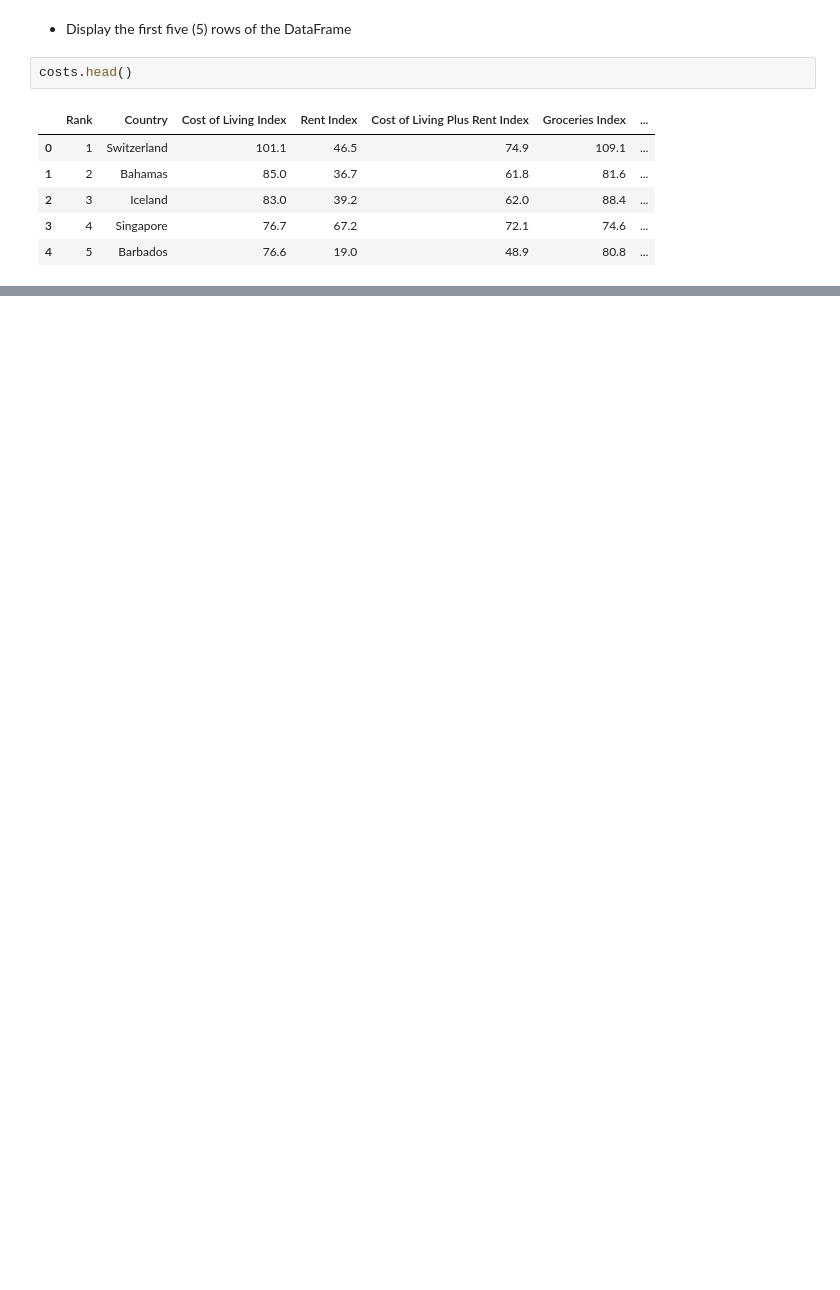
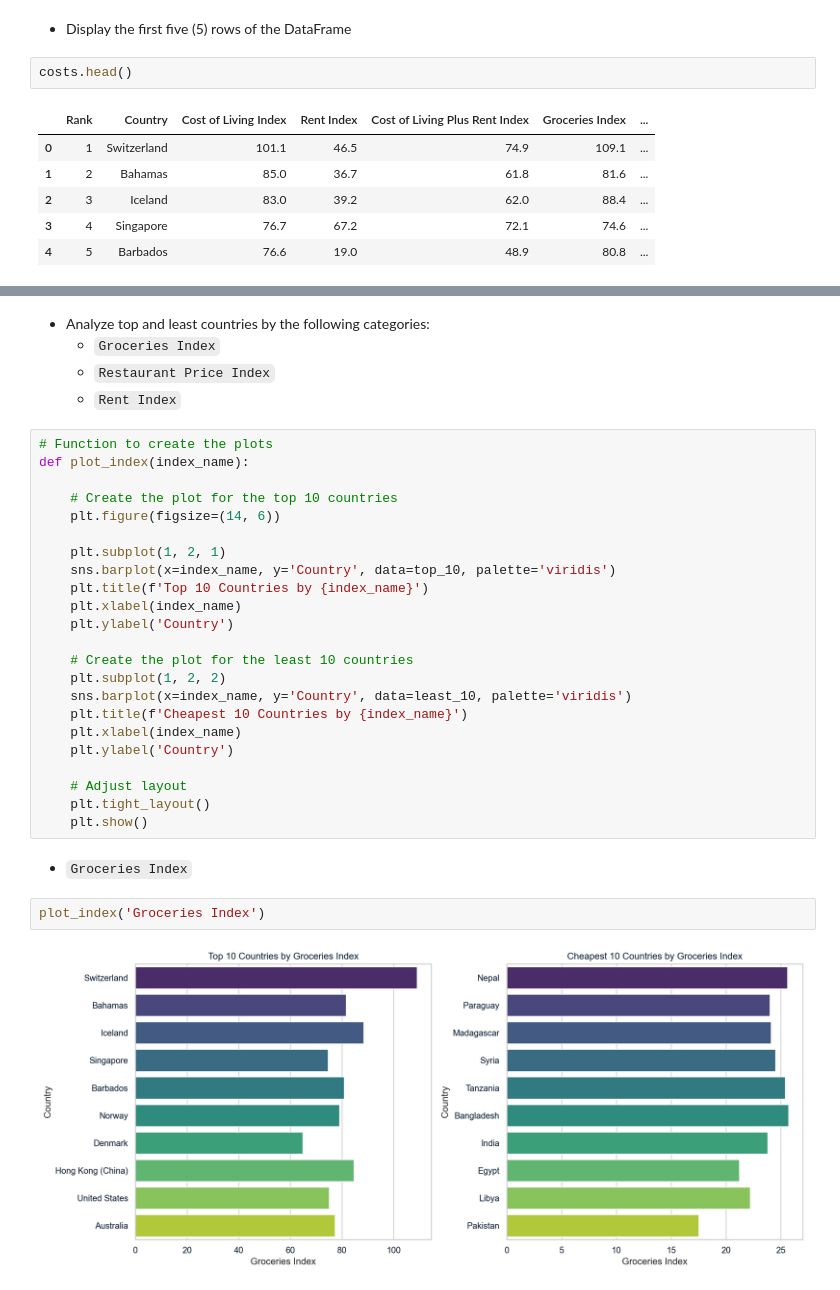
Before and after one commit to cogxen/notebooks, a Jupyter notebook: cost-of-living-index-by-country/report.ipynb, the cells around one changed output, grey strips where cells are left out. Drawn from its saved outputs; the diff is of its cells as text; blank space fills up the shorter version.

```diff
--- a/cost-of-living-index-by-country/report.ipynb
+++ b/cost-of-living-index-by-country/report.ipynb
@@ -38,0 +114,34 @@ costs.head()
+# %% [markdown]
+- Analyze top and least countries by the following categories:
+    - `Groceries Index`
+    - `Restaurant Price Index`
+    - `Rent Index`
+# %%
+# Function to create the plots
+def plot_index(index_name):
+
+    # Create the plot for the top 10 countries
+    plt.figure(figsize=(14, 6))
+
+    plt.subplot(1, 2, 1)
+    sns.barplot(x=index_name, y='Country', data=top_10, palette='viridis')
+    plt.title(f'Top 10 Countries by {index_name}')
+    plt.xlabel(index_name)
+    plt.ylabel('Country')
+
+    # Create the plot for the least 10 countries
+    plt.subplot(1, 2, 2)
+    sns.barplot(x=index_name, y='Country', data=least_10, palette='viridis')
+    plt.title(f'Cheapest 10 Countries by {index_name}')
+    plt.xlabel(index_name)
+    plt.ylabel('Country')
+
+    # Adjust layout
+    plt.tight_layout()
+    plt.show()
+# %% [markdown]
+- `Groceries Index`
+# %%
+plot_index('Groceries Index')
+# %% [output]
+[figure, added]
```
Also changed, not shown: parts of 70 cells of this notebook.
